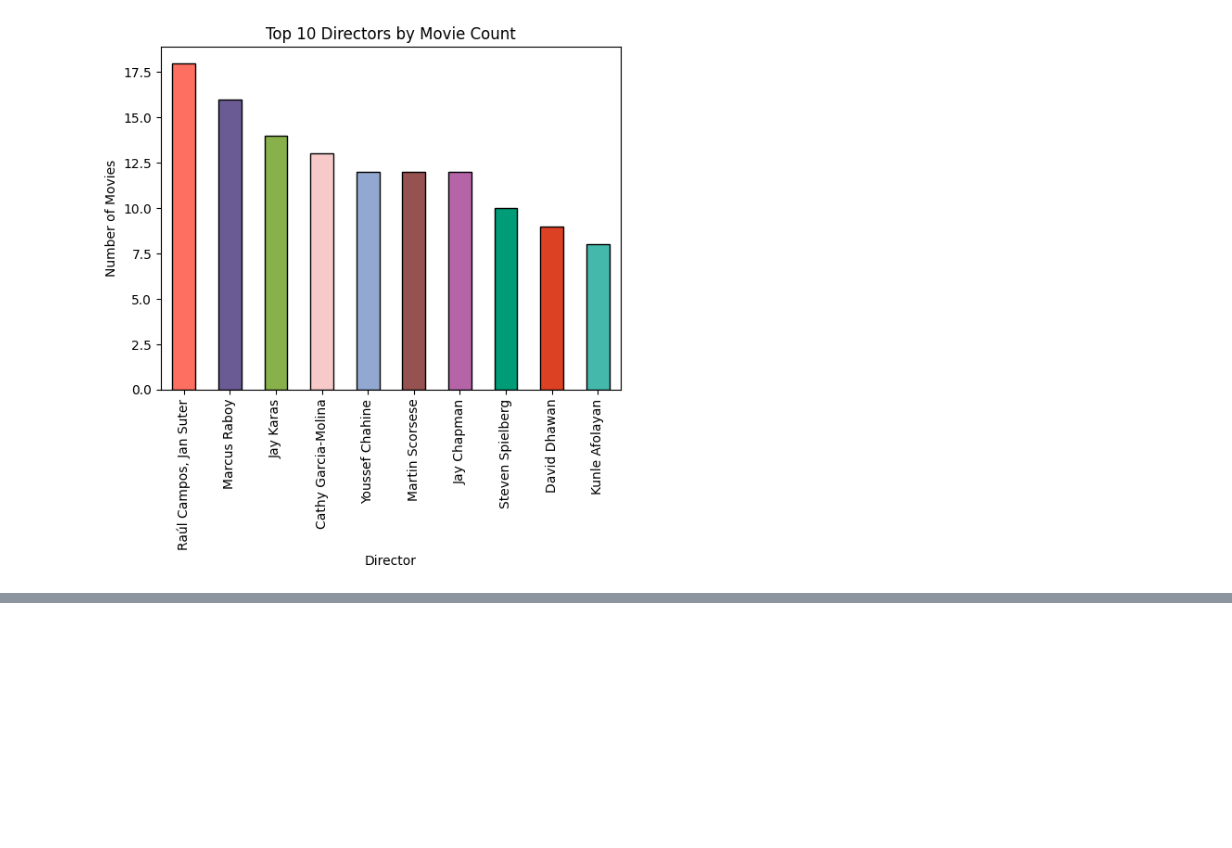
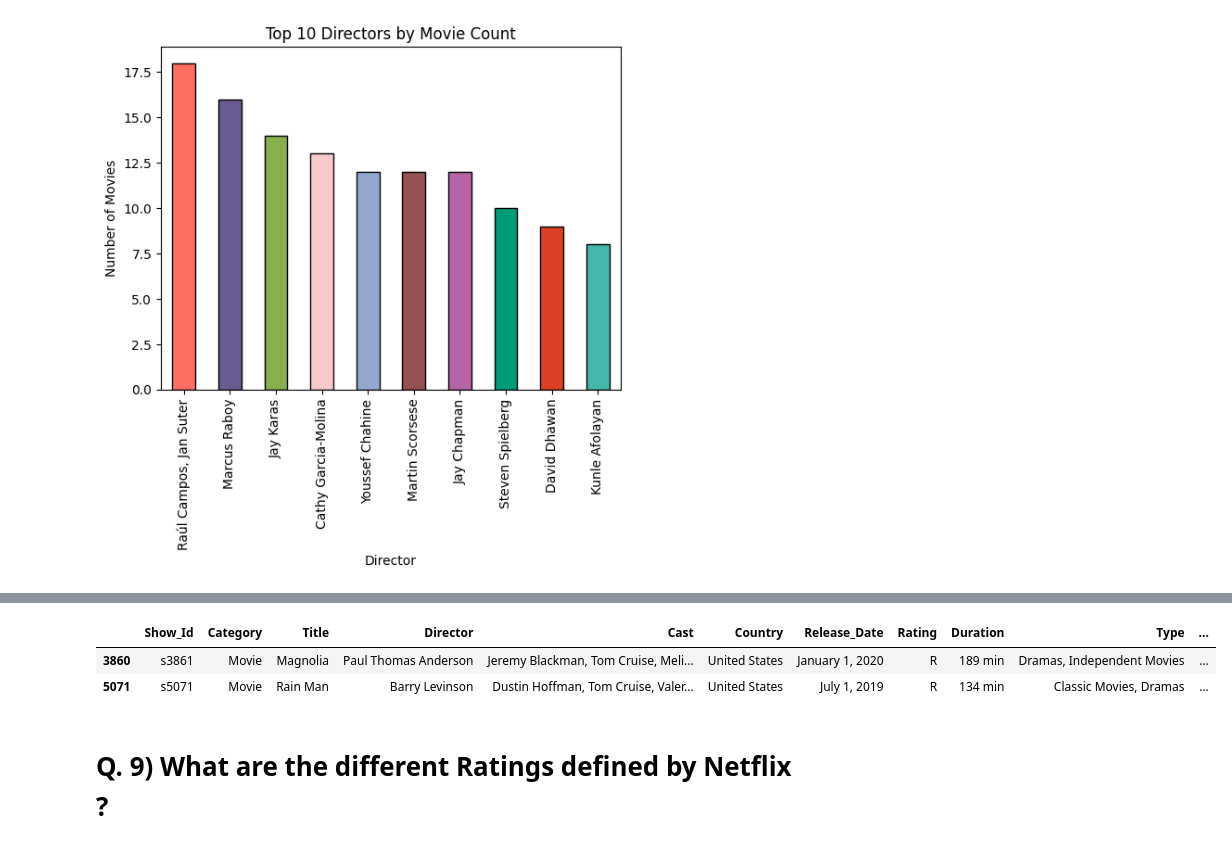
Before and after one commit to shahahmad-dev/Data-Analysis-On-Netflix, a Jupyter notebook: Data-Analysis-On-Netflix.ipynb, the cells around one changed output, grey strips where cells are left out. Cells and saved outputs as stored; diff of their text form; code cells hidden in the pictures; blank space fills up the shorter version.

Commit message:
Netflix Data Analysis project completed

```diff
--- a/Data-Analysis-On-Netflix.ipynb
+++ b/Data-Analysis-On-Netflix.ipynb
@@ -388,0 +417,8 @@ plt.show()
+# %%
+df[df['Cast'].str.contains('Tom Cruise', case=False, na=False)]
+# %% [output]
+|  | Show_Id | Category | Title | Director | Cast | Country | Release_Date | Rating | Duration | Type | ... |
+| 3860 | s3861 | Movie | Magnolia | Paul Thomas Anderson | Jeremy Blackman, Tom Cruise, Meli... | United States | January 1, 2020 | R | 189 min | Dramas, Independent Movies | ... |
+| 5071 | s5071 | Movie | Rain Man | Barry Levinson | Dustin Hoffman, Tom Cruise, Valer... | United States | July 1, 2019 | R | 134 min | Classic Movies, Dramas | ... |
+# %% [markdown]
+# Q. 9) What are the different Ratings defined by Netflix ?
```
Also changed, not shown: parts of 8 cells of this notebook.
